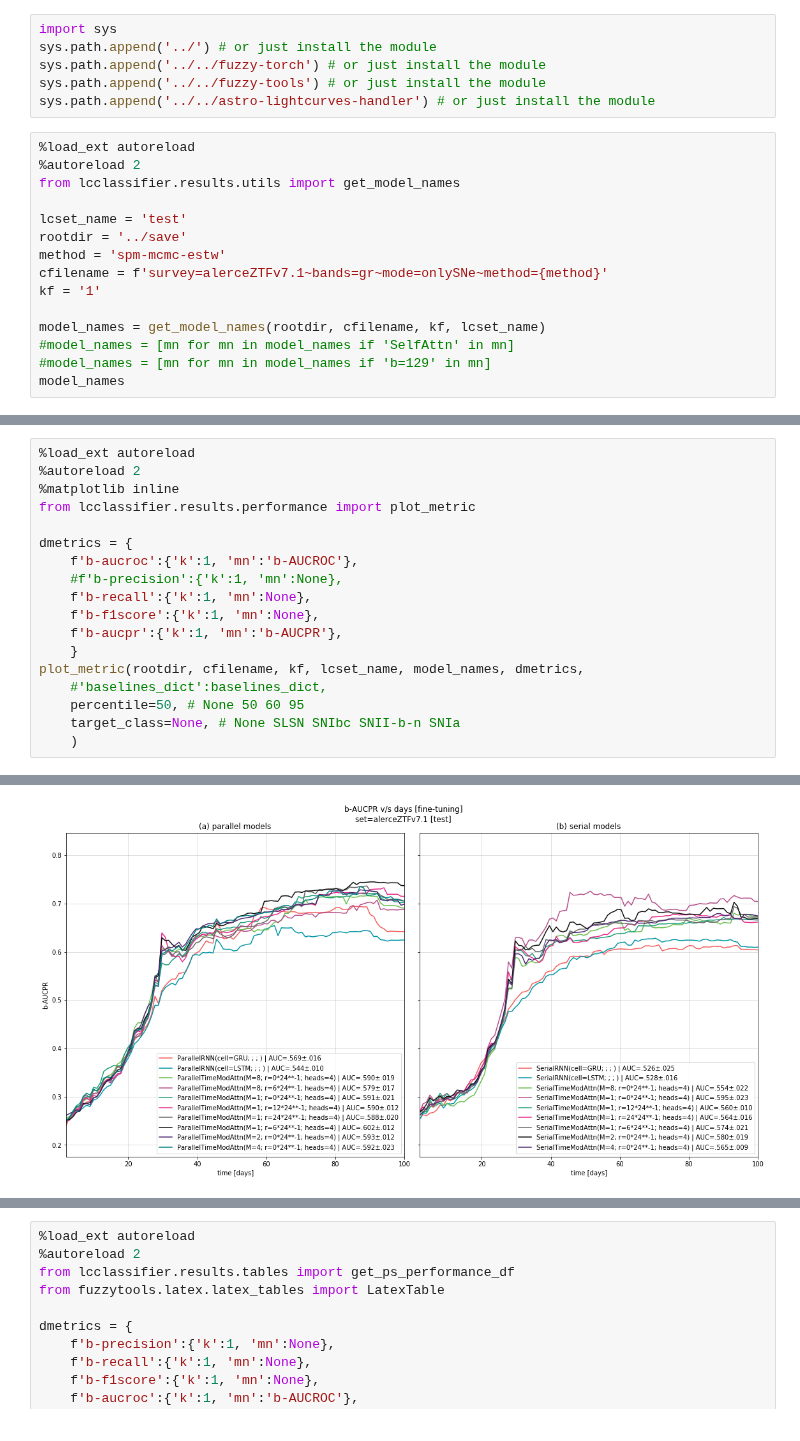
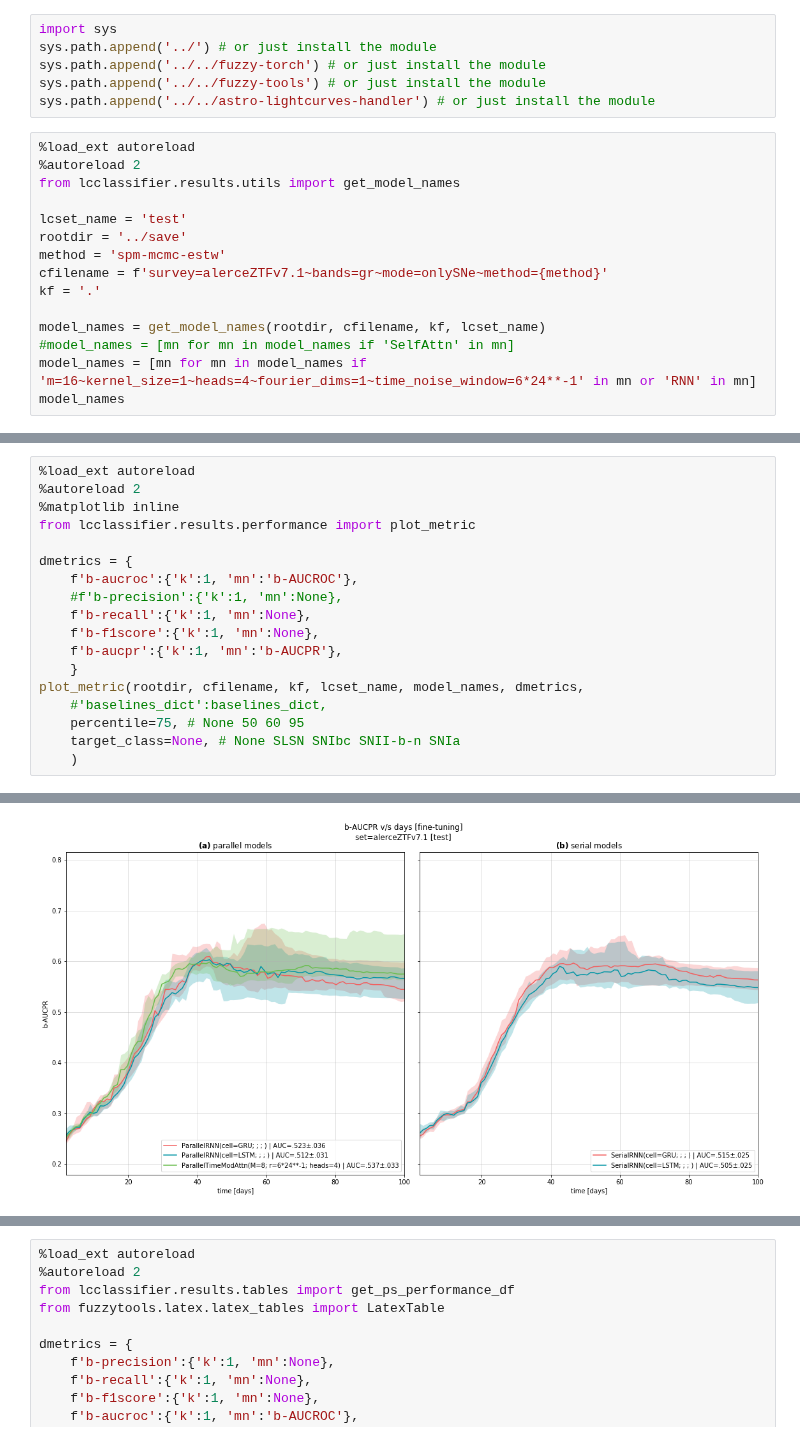
Before and after one commit to opimentel-github/astro-lightcurves-classifier, a Jupyter notebook: experiments/metrics_results.ipynb, the cells around one changed output, grey strips where cells are left out. Saved outputs shown, nothing was run; the diff lists cells and outputs as text.

```diff
--- a/experiments/metrics_results.ipynb
+++ b/experiments/metrics_results.ipynb
@@ -13,11 +13,11 @@ lcset_name = 'test'
 rootdir = '../save'
 method = 'spm-mcmc-estw'
 cfilename = f'survey=alerceZTFv7.1~bands=gr~mode=onlySNe~method={method}'
-kf = '1'
+kf = '.'
 
 model_names = get_model_names(rootdir, cfilename, kf, lcset_name)
 #model_names = [mn for mn in model_names if 'SelfAttn' in mn]
-#model_names = [mn for mn in model_names if 'b=129' in mn]
+model_names = [mn for mn in model_names if 'm=16~kernel_size=1~heads=4~fourier_dims=1~time_noise_window=6*24**-1' in mn or 'RNN' in mn]
 model_names
 # %% [output]
 The autoreload extension is already loaded. To reload it, use:
@@ -56,7 +42,7 @@ dmetrics = {
     }
 plot_metric(rootdir, cfilename, kf, lcset_name, model_names, dmetrics,
     #'baselines_dict':baselines_dict,
-    percentile=50, # None 50 60 95
+    percentile=75, # None 50 60 95
     target_class=None, # None SLSN SNIbc SNII-b-n SNIa
     )
 # %% [output]
@@ -140,4 +74,4 @@ mdl=SerialTimeModAttn~input_dims=1~m=8~kernel_size=1~heads=4~fourier_dims=1~time
-[figure, old version]
+[figure, new version]
 # %%
 %load_ext autoreload
 %autoreload 2
```
Also changed, not shown: parts of 3 cells of this notebook, 8 other files.
